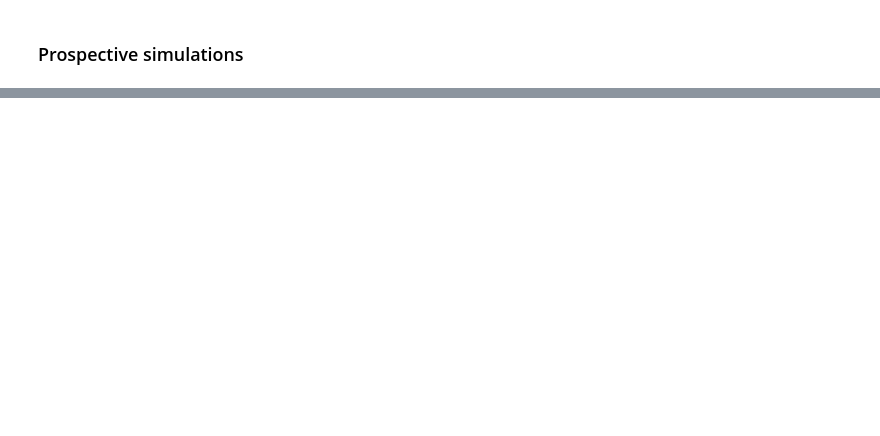
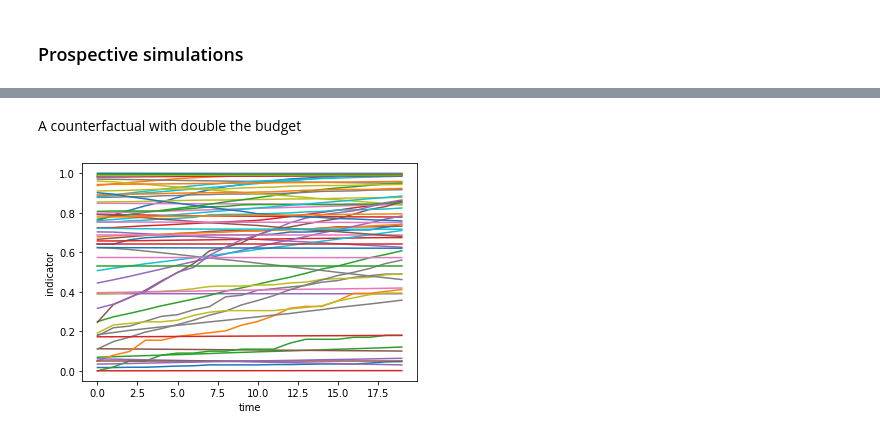
Before and after one commit to oguerrer/ppi_app, a Jupyter notebook: code/tutorials/tutorial_1.ipynb, the cells around one changed output, grey strips where cells are left out. Cells and saved outputs as stored; diff of their text form; code cells hidden in the pictures; blank space fills up the shorter version.

```diff
--- a/code/tutorials/tutorial_1.ipynb
+++ b/code/tutorials/tutorial_1.ipynb
@@ -177,0 +180,23 @@ plt.show()
+# %% [markdown]
+A counterfactual with double the budget
+# %%
+all_outputs = []
+for sim in range(100):
+    outputs = ppi.run_ppi(I0=I0, alphas=alphas, alphas_prime=alphas_prime,
+                          betas=betas, A=A, R=R, qm=qm, rl=rl,
+                          Bs=2*Bs_future, B_dict=B_dict, Imin=Imin, Imax=Imax)
+    all_outputs.append(outputs)
+
+# unpack Monte Carlo samples
+tsI, tsC, tsF, tsP, tsS, tsG = zip(*all_outputs)
+# compute means
+mean_tsI = np.mean(tsI, axis=0)
+# %%
+# plot projected time series
+for serie in mean_tsI:
+    plt.plot(serie)
+plt.xlabel('time')
+plt.ylabel('indicator')
+plt.show()
+# %% [output]
+[figure, added]
```
Also changed, not shown: parts of 7 cells of this notebook, 10 other files.
